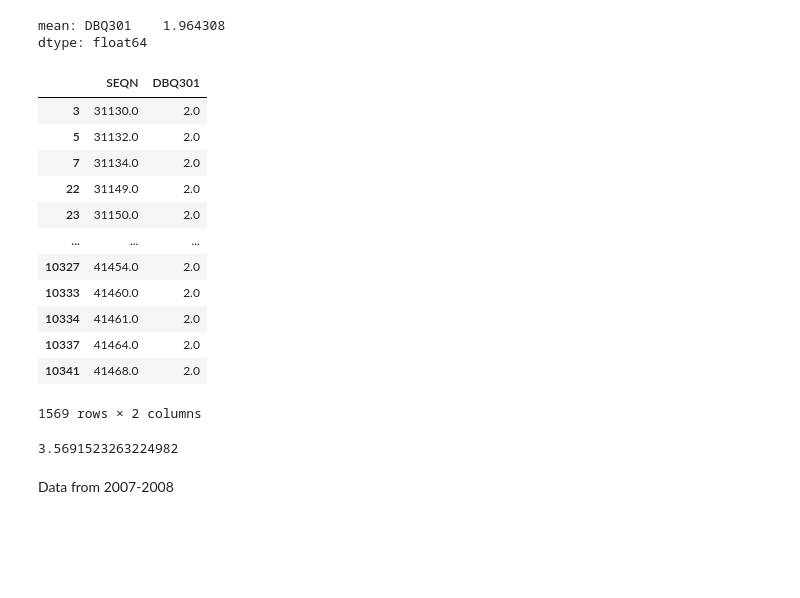
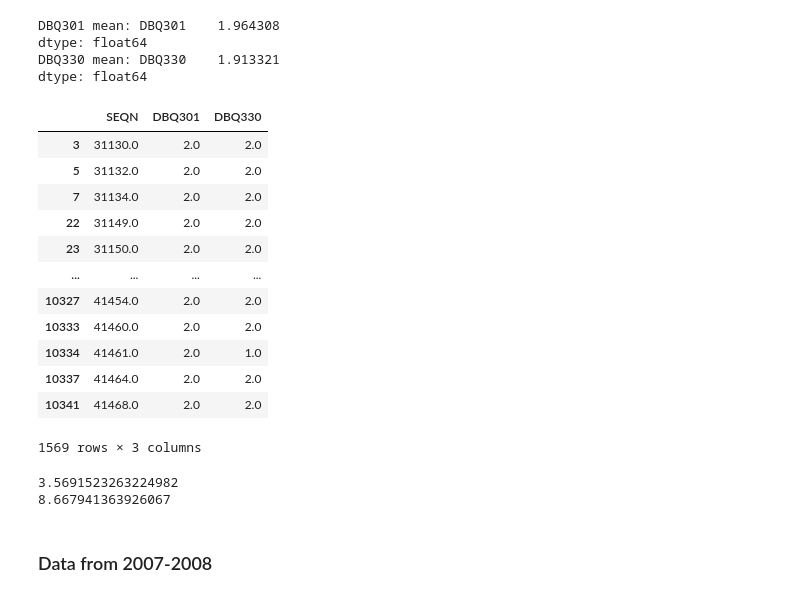
Before and after one commit to rq14000/i320d-sp2025, a Jupyter notebook: final project.ipynb, the cells around one changed output. Saved outputs shown, nothing was run; the diff lists cells and outputs as text; code cells hidden in the pictures; blank space fills up the shorter version.

```diff
--- a/final project.ipynb
+++ b/final project.ipynb
@@ -40,33 +59,44 @@ Data from 2005-2006
 # %%
+# read in xpt file
 df2006_raw = pd.read_sas('DBQ_D.xpt')
-df2006 = df2006_raw[['SEQN', 'DBQ301']]
-df2006_clean = df2006[df2006['DBQ301'] <= 2]
+# select relevant columns and clean
+df2006 = df2006_raw[['SEQN', 'DBQ301', 'DBQ330']]
+df2006_clean = df2006[(df2006['DBQ301'] <= 2) & (df2006['DBQ330'] <= 2)]
 df2006_final = df2006_clean.dropna()
-print(f"mean: {df2006_final[['DBQ301']].mean()}")
+# print means
+print(f"DBQ301 mean: {df2006_final[['DBQ301']].mean()}")
+print(f"DBQ330 mean: {df2006_final[['DBQ330']].mean()}")
 df2006_final
 # %% [output]
-mean: DBQ301    1.964308
+DBQ301 mean: DBQ301    1.964308
 dtype: float64
+DBQ330 mean: DBQ330    1.913321
+dtype: float64
-|  | SEQN | DBQ301 |
-| 3 | 31130.0 | 2.0 |
-| 5 | 31132.0 | 2.0 |
-| 7 | 31134.0 | 2.0 |
-| 22 | 31149.0 | 2.0 |
-| 23 | 31150.0 | 2.0 |
-| ... | ... | ... |
-| 10327 | 41454.0 | 2.0 |
-| 10333 | 41460.0 | 2.0 |
-| 10334 | 41461.0 | 2.0 |
-| 10337 | 41464.0 | 2.0 |
-| 10341 | 41468.0 | 2.0 |
+|  | SEQN | DBQ301 | DBQ330 |
+| 3 | 31130.0 | 2.0 | 2.0 |
+| 5 | 31132.0 | 2.0 | 2.0 |
+| 7 | 31134.0 | 2.0 | 2.0 |
+| 22 | 31149.0 | 2.0 | 2.0 |
+| 23 | 31150.0 | 2.0 | 2.0 |
+| ... | ... | ... | ... |
+| 10327 | 41454.0 | 2.0 | 2.0 |
+| 10333 | 41460.0 | 2.0 | 2.0 |
+| 10334 | 41461.0 | 2.0 | 1.0 |
+| 10337 | 41464.0 | 2.0 | 2.0 |
+| 10341 | 41468.0 | 2.0 | 2.0 |
-1569 rows × 2 columns
+1569 rows × 3 columns
 # %%
+# find response percentage
 count_yes_2006 = len(df2006_final[df2006_final['DBQ301'] == 1])
 count_no_2006 = len(df2006_final[df2006_final['DBQ301'] == 2])
 percentage_of_yes_2006 = 100*count_yes_2006/(count_yes_2006 + count_no_2006)
+DBQ330_percentage_of_yes_2006 = 100*(len(df2006_final[df2006_final['DBQ330'] == 1]))/((len(df2006_final[df2006_final['DBQ330'] == 1])) +
+                                                                                      (len(df2006_final[df2006_final['DBQ330'] == 2])))
 print(percentage_of_yes_2006)
+print(DBQ330_percentage_of_yes_2006)
 # %% [output]
 3.5691523263224982
+8.667941363926067
 # %% [markdown]
-Data from 2007-2008
+### Data from 2007-2008
 # %%
```
Also changed, not shown: parts of 31 cells of this notebook.
